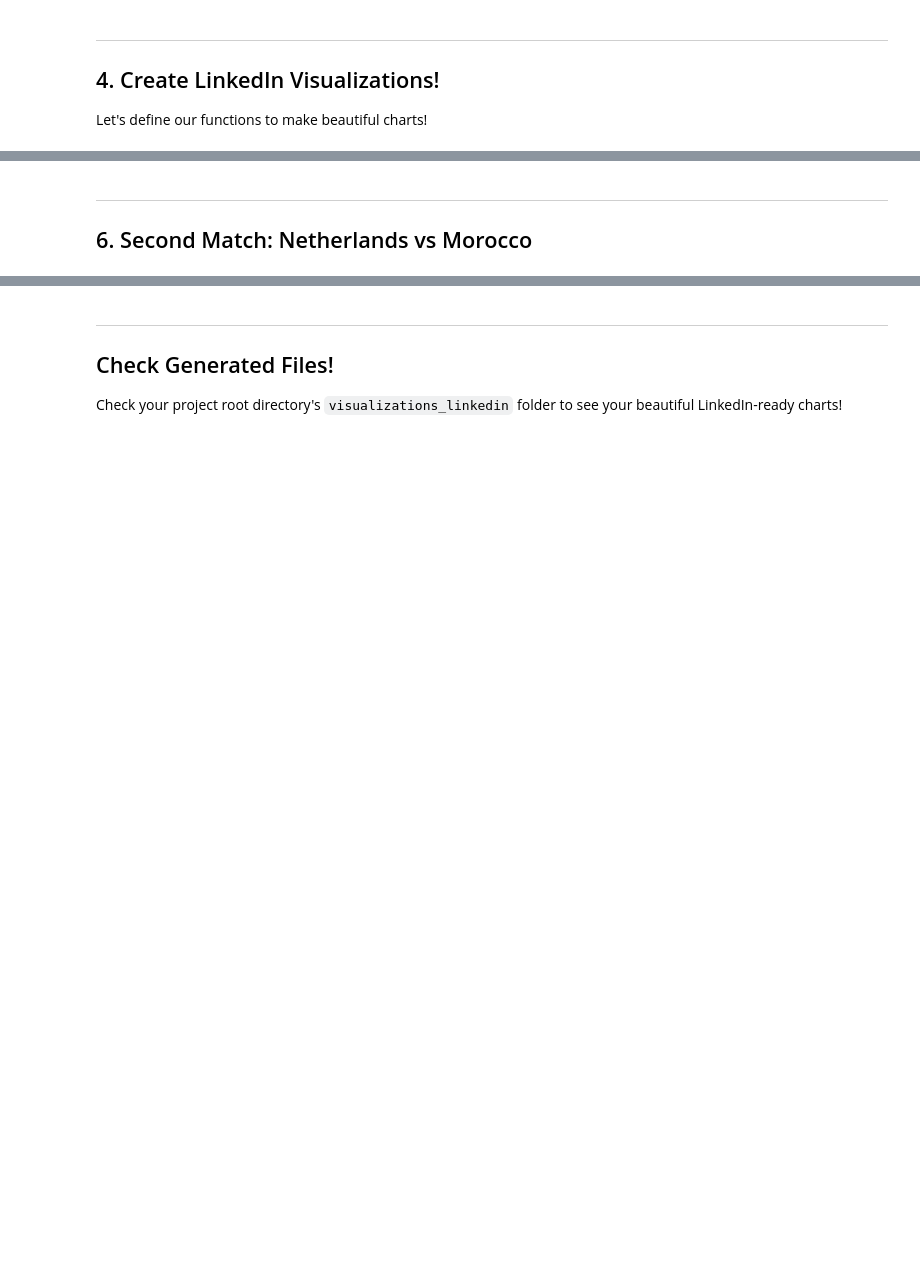
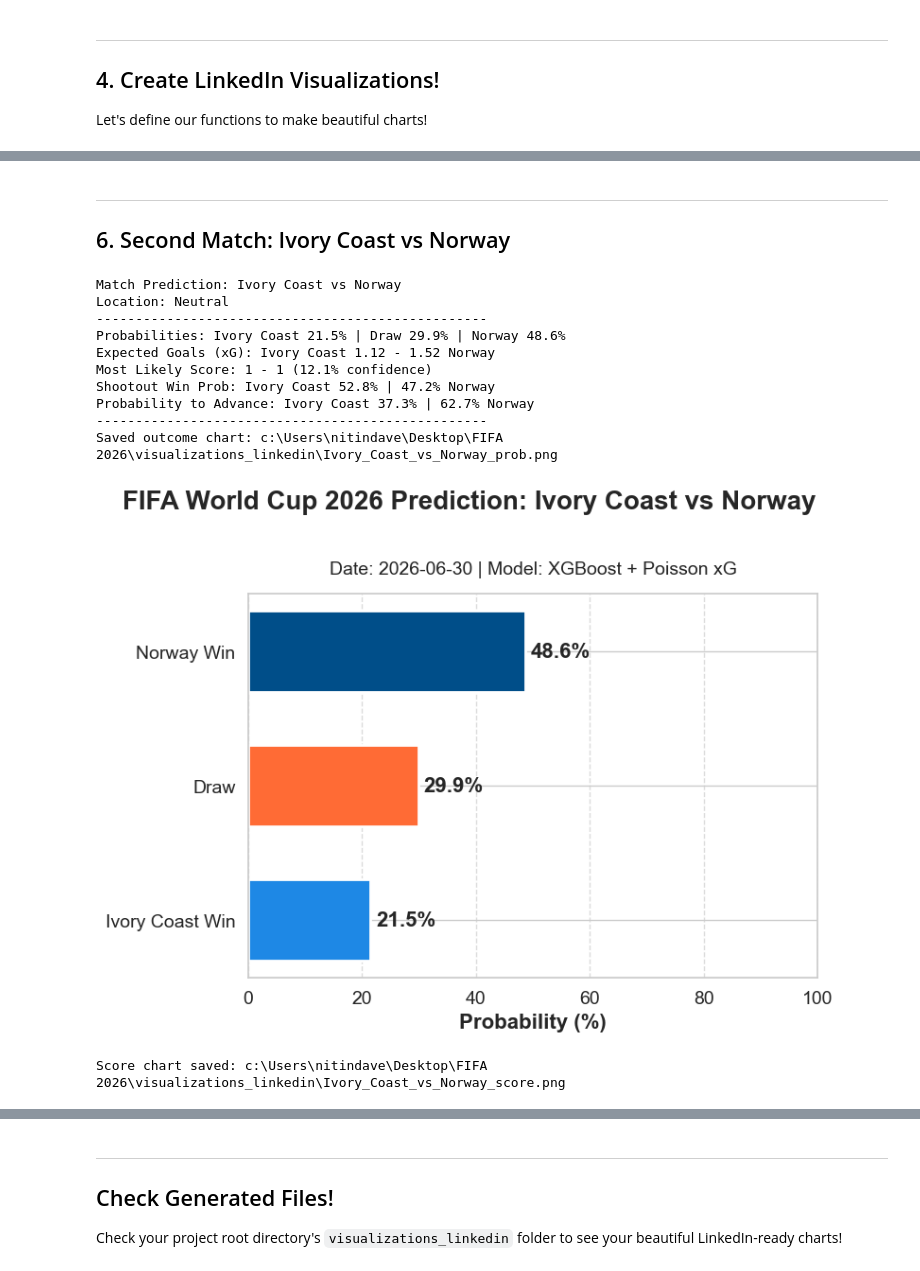
Before and after one commit to nitindavegit/FIFA-2026-Predictions, a Jupyter notebook: notebooks/04_LinkedIn_Presentation.ipynb, the cells around one changed output, grey strips where cells are left out. Cells and saved outputs as stored; diff of their text form; code cells hidden in the pictures; blank space fills up the shorter version.

```diff
--- a/notebooks/04_LinkedIn_Presentation.ipynb
+++ b/notebooks/04_LinkedIn_Presentation.ipynb
@@ -222,3 +222,22 @@ Score chart saved: c:\Users\nitindave\Desktop\FIFA 2026\visualizations_linkedin\
 # %% [markdown]
 ---
-## 6. Second Match: Netherlands vs Morocco
+## 6. Second Match: Ivory Coast vs Norway
+# %%
+pred = predict_match("Ivory Coast", "Norway")
+if pred:
+    probs, (home_xg, away_xg) = pred['probs'], pred['xg']
+    generate_outcome_chart("Ivory Coast", "Norway", probs)
+    generate_score_heatmap("Ivory Coast", "Norway", home_xg, away_xg)
+# %% [output]
+Match Prediction: Ivory Coast vs Norway
+Location: Neutral
+--------------------------------------------------
+Probabilities: Ivory Coast 21.5% | Draw 29.9% | Norway 48.6%
+Expected Goals (xG): Ivory Coast 1.12 - 1.52 Norway
+Most Likely Score: 1 - 1 (12.1% confidence)
+Shootout Win Prob: Ivory Coast 52.8% | 47.2% Norway
+Probability to Advance: Ivory Coast 37.3% | 62.7% Norway
+--------------------------------------------------
+Saved outcome chart: c:\Users\nitindave\Desktop\FIFA 2026\visualizations_linkedin\Ivory_Coast_vs_Norway_prob.png
+[figure, added]
+Score chart saved: c:\Users\nitindave\Desktop\FIFA 2026\visualizations_linkedin\Ivory_Coast_vs_Norway_score.png
```
Also changed, not shown: parts of 10 cells of this notebook.
